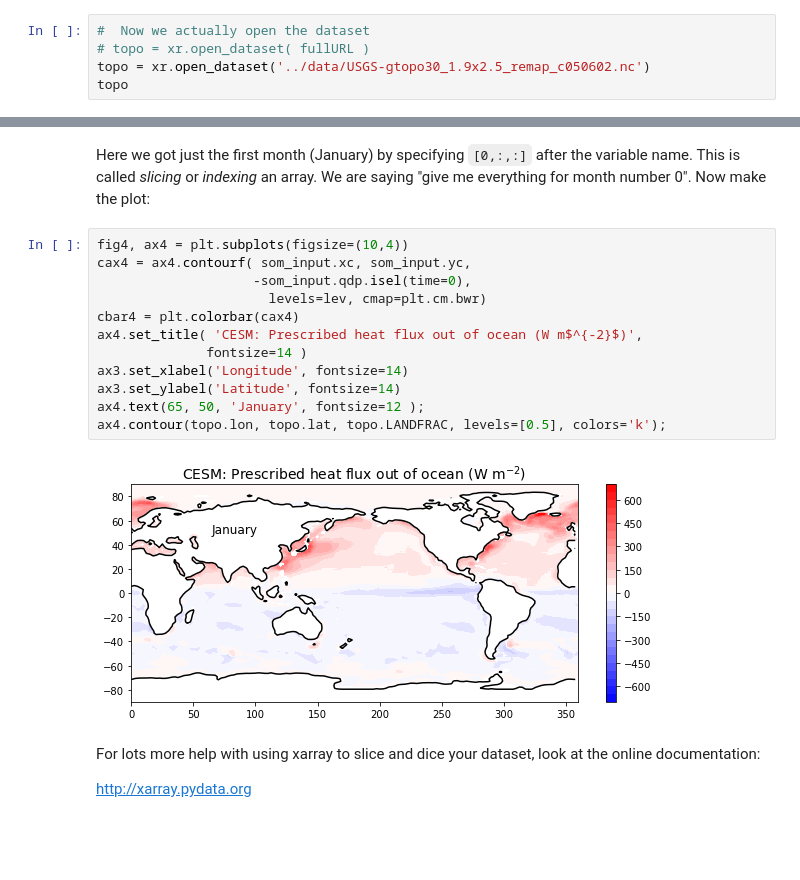
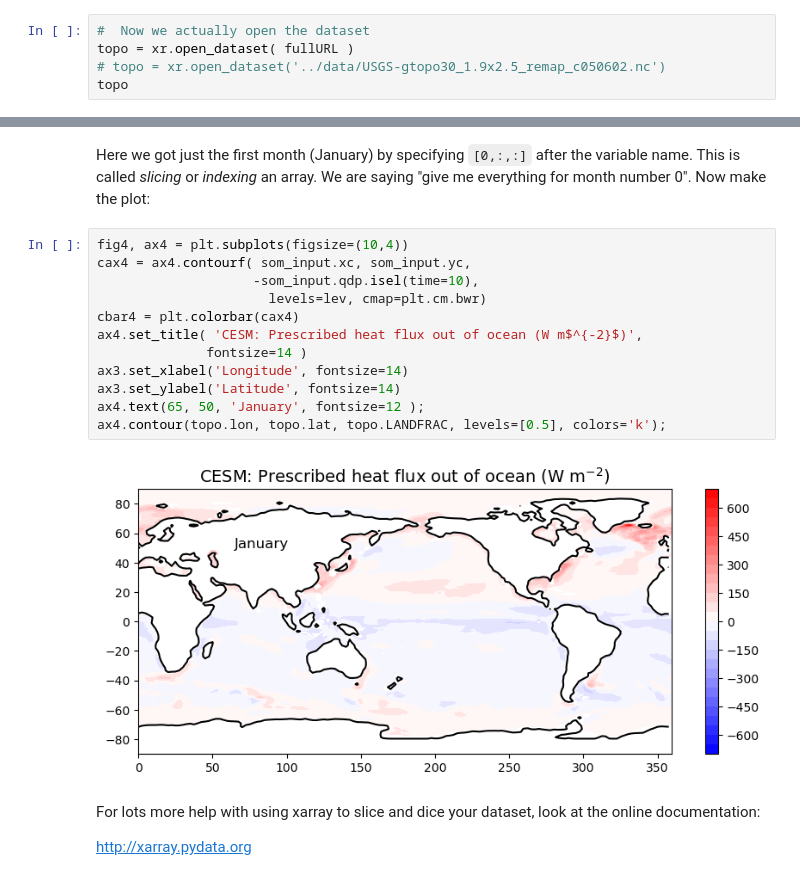
Before and after one commit to helgehr/ClimateLaboratoryBook, a Jupyter notebook: courseware/introducing-cesm.ipynb, the cells around one changed output, grey strips where cells are left out. Cells and saved outputs as stored; diff of their text form; blank space fills up the shorter version.

```diff
--- a/courseware/introducing-cesm.ipynb
+++ b/courseware/introducing-cesm.ipynb
@@ -122,8 +122,8 @@ print( fullURL)
 http://thredds.atmos.albany.edu:8080/thredds/dodsC/CESMA/som_input/USGS-gtopo30_1.9x2.5_remap_c050602.nc
 # %%
 #  Now we actually open the dataset
-# topo = xr.open_dataset( fullURL )
-topo = xr.open_dataset('../data/USGS-gtopo30_1.9x2.5_remap_c050602.nc')
+topo = xr.open_dataset( fullURL )
+# topo = xr.open_dataset('../data/USGS-gtopo30_1.9x2.5_remap_c050602.nc')
 topo
 # %% [output]
 <xarray.Dataset>
@@ -363,17 +363,17 @@ Here we got just the first month (January) by specifying `[0,:,:]` after the var
 # %%
 fig4, ax4 = plt.subplots(figsize=(10,4))
 cax4 = ax4.contourf( som_input.xc, som_input.yc,
-                    -som_input.qdp.isel(time=0),
+                    -som_input.qdp.isel(time=10),
                       levels=lev, cmap=plt.cm.bwr)
 cbar4 = plt.colorbar(cax4)
 ax4.set_title( 'CESM: Prescribed heat flux out of ocean (W m$^{-2}$)',
               fontsize=14 )
 ax3.set_xlabel('Longitude', fontsize=14)
 ax3.set_ylabel('Latitude', fontsize=14)
 ax4.text(65, 50, 'January', fontsize=12 );
 ax4.contour(topo.lon, topo.lat, topo.LANDFRAC, levels=[0.5], colors='k');
 # %% [output]
-[figure, old version]
+[figure, new version]
 # %% [markdown]
 For lots more help with using xarray to slice and dice your dataset, look at the online documentation:
 
```
Also changed, not shown: parts of 14 cells of this notebook, 4 other files.
